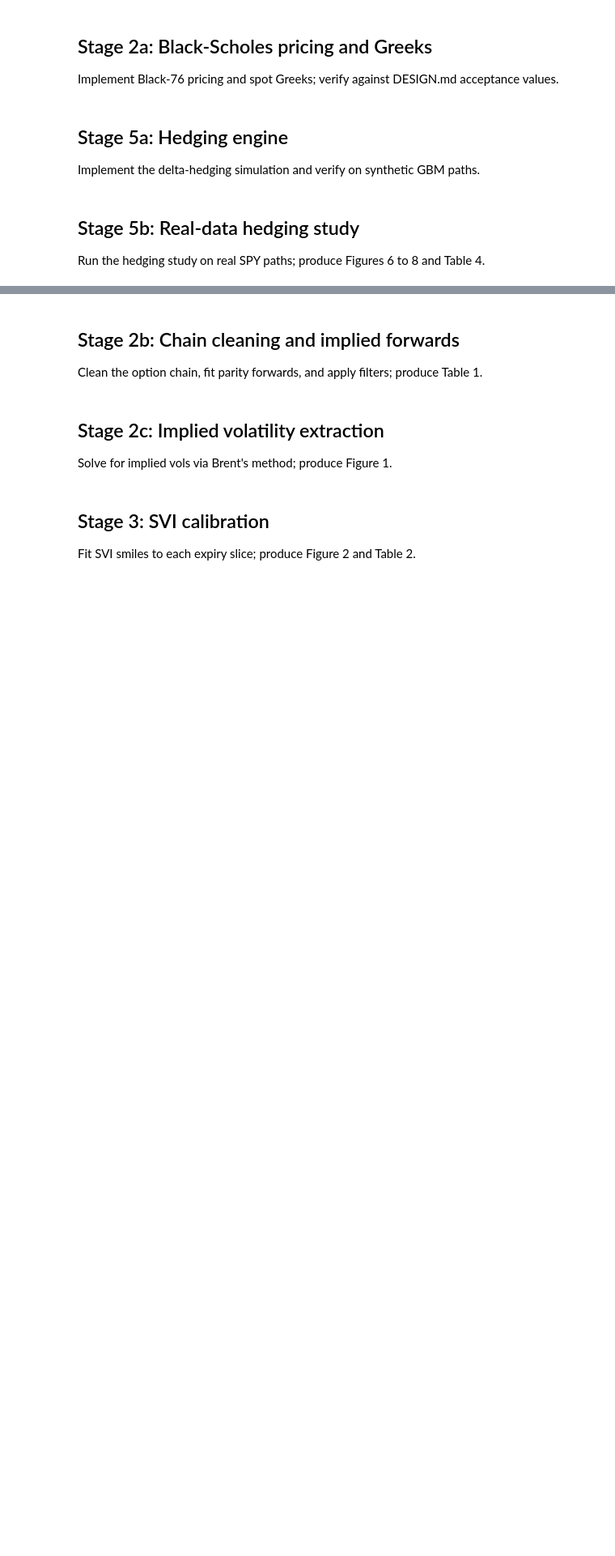
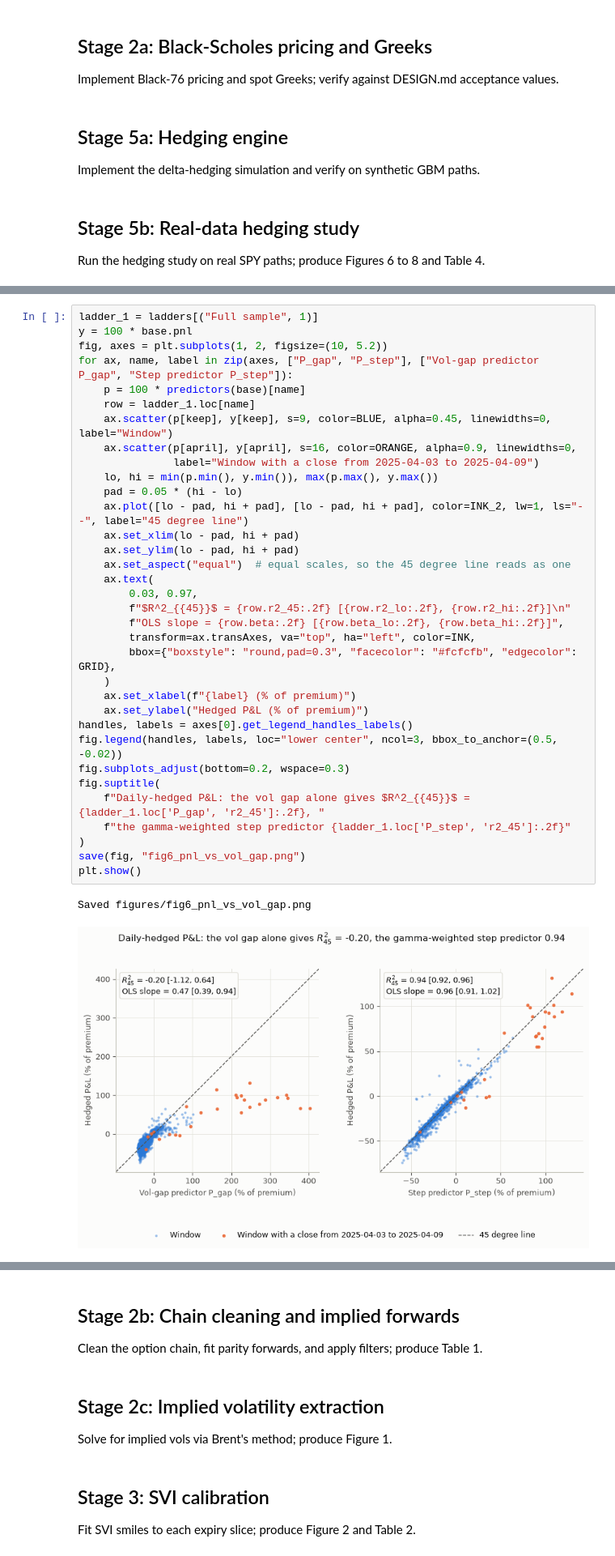
Before and after one commit to yogi-agarwal/vol-surface-delta-hedging, a Jupyter notebook: notebooks/analysis.ipynb, the cells around one changed output, grey strips where cells are left out. Shown at 81% size. Drawn from its saved outputs; the diff is of its cells as text; blank space fills up the shorter version.

```diff
--- a/notebooks/analysis.ipynb
+++ b/notebooks/analysis.ipynb
@@ -24,0 +248,37 @@ Run the hedging study on real SPY paths; produce Figures 6 to 8 and Table 4.
+# %%
+ladder_1 = ladders[("Full sample", 1)]
+y = 100 * base.pnl
+fig, axes = plt.subplots(1, 2, figsize=(10, 5.2))
+for ax, name, label in zip(axes, ["P_gap", "P_step"], ["Vol-gap predictor P_gap", "Step predictor P_step"]):
+    p = 100 * predictors(base)[name]
+    row = ladder_1.loc[name]
+    ax.scatter(p[keep], y[keep], s=9, color=BLUE, alpha=0.45, linewidths=0, label="Window")
+    ax.scatter(p[april], y[april], s=16, color=ORANGE, alpha=0.9, linewidths=0,
+               label="Window with a close from 2025-04-03 to 2025-04-09")
+    lo, hi = min(p.min(), y.min()), max(p.max(), y.max())
+    pad = 0.05 * (hi - lo)
+    ax.plot([lo - pad, hi + pad], [lo - pad, hi + pad], color=INK_2, lw=1, ls="--", label="45 degree line")
+    ax.set_xlim(lo - pad, hi + pad)
+    ax.set_ylim(lo - pad, hi + pad)
+    ax.set_aspect("equal")  # equal scales, so the 45 degree line reads as one
+    ax.text(
+        0.03, 0.97,
+        f"$R^2_{{45}}$ = {row.r2_45:.2f} [{row.r2_lo:.2f}, {row.r2_hi:.2f}]\n"
+        f"OLS slope = {row.beta:.2f} [{row.beta_lo:.2f}, {row.beta_hi:.2f}]",
+        transform=ax.transAxes, va="top", ha="left", color=INK,
+        bbox={"boxstyle": "round,pad=0.3", "facecolor": "#fcfcfb", "edgecolor": GRID},
+    )
+    ax.set_xlabel(f"{label} (% of premium)")
+    ax.set_ylabel("Hedged P&L (% of premium)")
+handles, labels = axes[0].get_legend_handles_labels()
+fig.legend(handles, labels, loc="lower center", ncol=3, bbox_to_anchor=(0.5, -0.02))
+fig.subplots_adjust(bottom=0.2, wspace=0.3)
+fig.suptitle(
+    f"Daily-hedged P&L: the vol gap alone gives $R^2_{{45}}$ = {ladder_1.loc['P_gap', 'r2_45']:.2f}, "
+    f"the gamma-weighted step predictor {ladder_1.loc['P_step', 'r2_45']:.2f}"
+)
+save(fig, "fig6_pnl_vs_vol_gap.png")
+plt.show()
+# %% [output]
+Saved figures/fig6_pnl_vs_vol_gap.png
+[figure, added]
```
Also changed, not shown: parts of 20 cells of this notebook, 3 other files.
